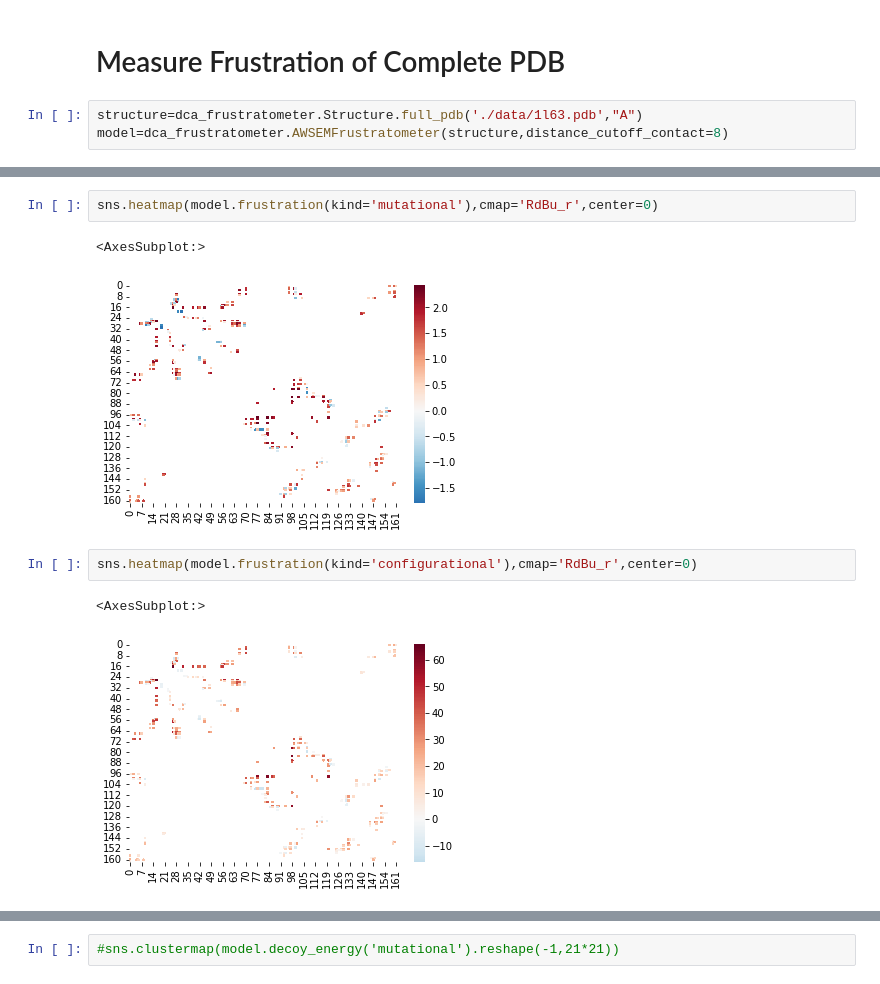
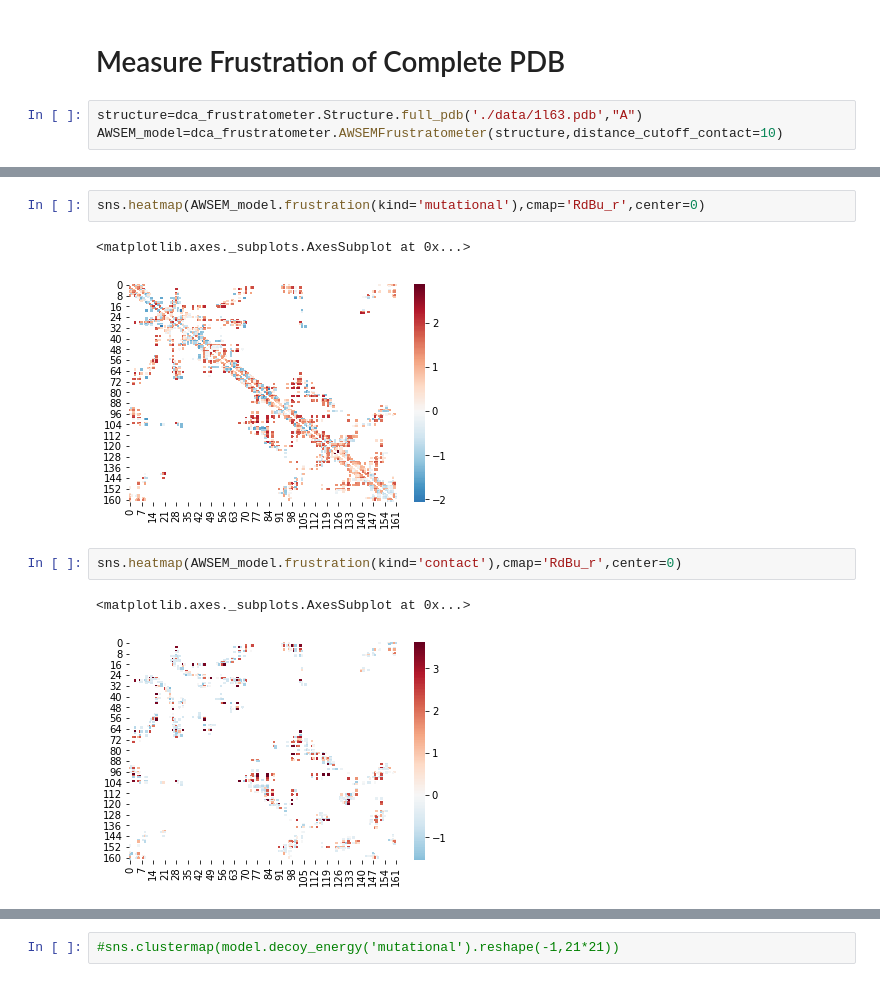
Before and after one commit to HanaJaafari/Frustratometer, a Jupyter notebook: examples/AWSEM_frustration_example.ipynb, the cells around one changed output, grey strips where cells are left out. Cells and saved outputs as stored; diff of their text form.

```diff
--- a/examples/AWSEM_frustration_example.ipynb
+++ b/examples/AWSEM_frustration_example.ipynb
@@ -11,5 +8,5 @@ Error: Could not import pydca. Please make sure it is installed and available in
 # Measure Frustration of Complete PDB
 # %%
 structure=dca_frustratometer.Structure.full_pdb('./data/1l63.pdb',"A")
-model=dca_frustratometer.AWSEMFrustratometer(structure,distance_cutoff_contact=8)
+AWSEM_model=dca_frustratometer.AWSEMFrustratometer(structure,distance_cutoff_contact=10)
 # %% [output]
@@ -47,11 +34,11 @@ plt.xlim([0,20])
 # %%
-sns.heatmap(model.frustration(kind='mutational'),cmap='RdBu_r',center=0)
+sns.heatmap(AWSEM_model.frustration(kind='mutational'),cmap='RdBu_r',center=0)
 # %% [output]
-<AxesSubplot:>
+<matplotlib.axes._subplots.AxesSubplot at 0x...>
-[figure, old version]
+[figure, new version]
 # %%
-sns.heatmap(model.frustration(kind='configurational'),cmap='RdBu_r',center=0)
+sns.heatmap(AWSEM_model.frustration(kind='contact'),cmap='RdBu_r',center=0)
 # %% [output]
-<AxesSubplot:>
+<matplotlib.axes._subplots.AxesSubplot at 0x...>
-[figure, old version]
+[figure, new version]
 # %%
```
Also changed, not shown: parts of 28 cells of this notebook, 2 other files.
